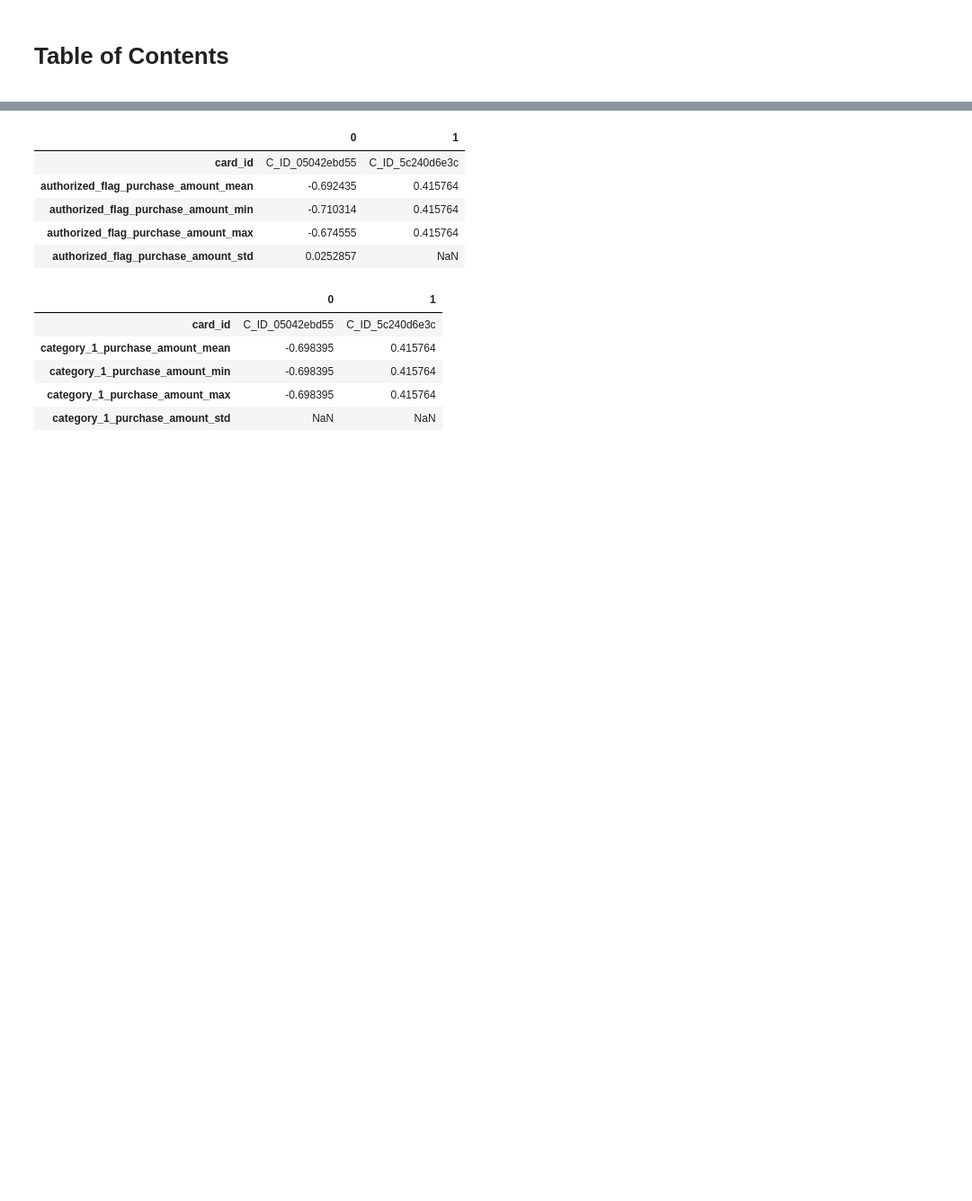
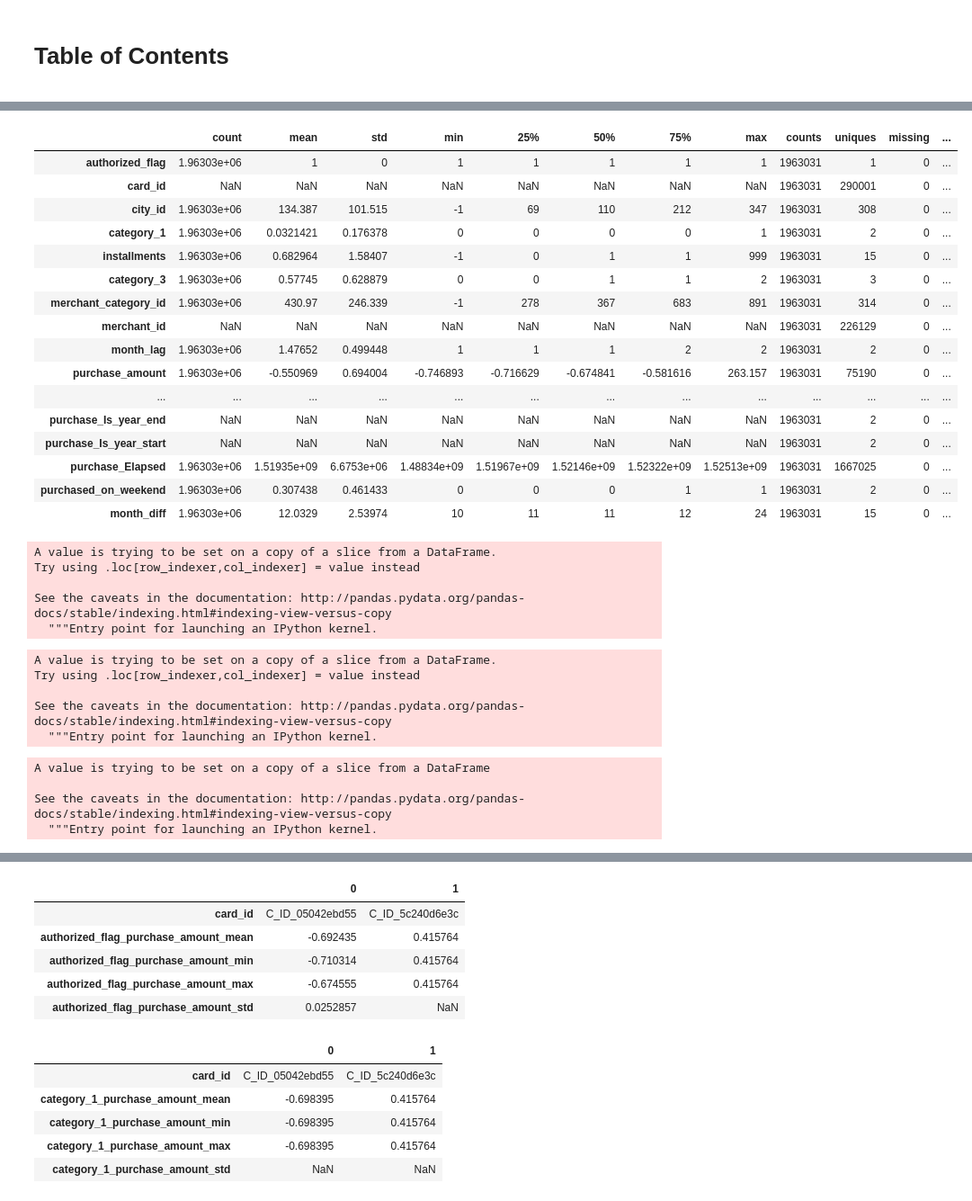
Before and after one commit to anonymouskitler/kaggle, a Jupyter notebook: scrap pad 2.ipynb, the cells around one changed output, grey strips where cells are left out. Shown at 90% size. Cells and saved outputs as stored; diff of their text form; code cells hidden in the pictures; blank space fills up the shorter version.

```diff
--- a/scrap pad 2.ipynb
+++ b/scrap pad 2.ipynb
@@ -19,9 +17,52 @@ import feather
 # %%
 hist_trans = feather.read_dataframe('hist_trans')
 new_hist_trans = feather.read_dataframe('new_hist_trans')
+# %%
+DataFrameSummary(new_hist_trans).summary().T
+# %% [output]
+|  | count | mean | std | min | 25% | 50% | 75% | max | counts | uniques | missing | ... |
+| authorized_flag | 1.96303e+06 | 1 | 0 | 1 | 1 | 1 | 1 | 1 | 1963031 | 1 | 0 | ... |
+| card_id | NaN | NaN | NaN | NaN | NaN | NaN | NaN | NaN | 1963031 | 290001 | 0 | ... |
+| city_id | 1.96303e+06 | 134.387 | 101.515 | -1 | 69 | 110 | 212 | 347 | 1963031 | 308 | 0 | ... |
+| category_1 | 1.96303e+06 | 0.0321421 | 0.176378 | 0 | 0 | 0 | 0 | 1 | 1963031 | 2 | 0 | ... |
+| installments | 1.96303e+06 | 0.682964 | 1.58407 | -1 | 0 | 1 | 1 | 999 | 1963031 | 15 | 0 | ... |
+| category_3 | 1.96303e+06 | 0.57745 | 0.628879 | 0 | 0 | 1 | 1 | 2 | 1963031 | 3 | 0 | ... |
+| merchant_category_id | 1.96303e+06 | 430.97 | 246.339 | -1 | 278 | 367 | 683 | 891 | 1963031 | 314 | 0 | ... |
+| merchant_id | NaN | NaN | NaN | NaN | NaN | NaN | NaN | NaN | 1963031 | 226129 | 0 | ... |
+| month_lag | 1.96303e+06 | 1.47652 | 0.499448 | 1 | 1 | 1 | 2 | 2 | 1963031 | 2 | 0 | ... |
+| purchase_amount | 1.96303e+06 | -0.550969 | 0.694004 | -0.746893 | -0.716629 | -0.674841 | -0.581616 | 263.157 | 1963031 | 75190 | 0 | ... |
+| ... | ... | ... | ... | ... | ... | ... | ... | ... | ... | ... | ... | ... |
+| purchase_Is_year_end | NaN | NaN | NaN | NaN | NaN | NaN | NaN | NaN | 1963031 | 2 | 0 | ... |
+| purchase_Is_year_start | NaN | NaN | NaN | NaN | NaN | NaN | NaN | NaN | 1963031 | 2 | 0 | ... |
+| purchase_Elapsed | 1.96303e+06 | 1.51935e+09 | 6.6753e+06 | 1.48834e+09 | 1.51967e+09 | 1.52146e+09 | 1.52322e+09 | 1.52513e+09 | 1963031 | 1667025 | 0 | ... |
+| purchased_on_weekend | 1.96303e+06 | 0.307438 | 0.461433 | 0 | 0 | 0 | 1 | 1 | 1963031 | 2 | 0 | ... |
+| month_diff | 1.96303e+06 | 12.0329 | 2.53974 | 10 | 11 | 11 | 12 | 24 | 1963031 | 15 | 0 | ... |
 # %%
 temp1 = hist_trans.loc[hist_trans['card_id'].isin(['C_ID_05042ebd55'])]
 # %%
 temp2 = hist_trans.loc[hist_trans['card_id'].isin(['C_ID_5c240d6e3c'])]
 # %%
 temp = hist_trans.loc[hist_trans['card_id'].isin(['C_ID_05042ebd55', 'C_ID_5c240d6e3c'])]
+# %%
+temp1['card_id'] = temp1.card_id.astype('category')
+# %% [output]
+A value is trying to be set on a copy of a slice from a DataFrame.
+Try using .loc[row_indexer,col_indexer] = value instead
+
+See the caveats in the documentation: http://pandas.pydata.org/pandas-docs/stable/indexing.html#indexing-view-versus-copy
+  """Entry point for launching an IPython kernel.
+# %%
+temp1['merchant_id'] = temp1.merchant_id.astype('category')
+# %% [output]
+A value is trying to be set on a copy of a slice from a DataFrame.
+Try using .loc[row_indexer,col_indexer] = value instead
+
+See the caveats in the documentation: http://pandas.pydata.org/pandas-docs/stable/indexing.html#indexing-view-versus-copy
+  """Entry point for launching an IPython kernel.
+# %%
+temp1.sort_values('purchase_date', inplace=True)
+# %% [output]
+A value is trying to be set on a copy of a slice from a DataFrame
+
+See the caveats in the documentation: http://pandas.pydata.org/pandas-docs/stable/indexing.html#indexing-view-versus-copy
+  """Entry point for launching an IPython kernel.
```
Also changed, not shown: parts of 34 cells of this notebook, 9 other files.
